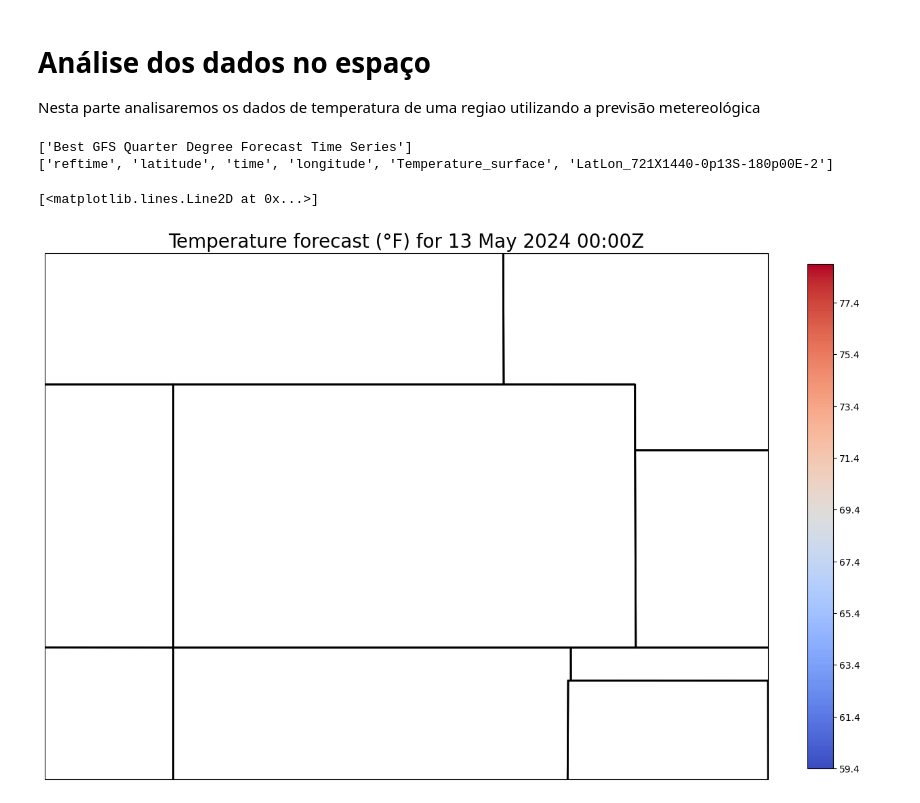
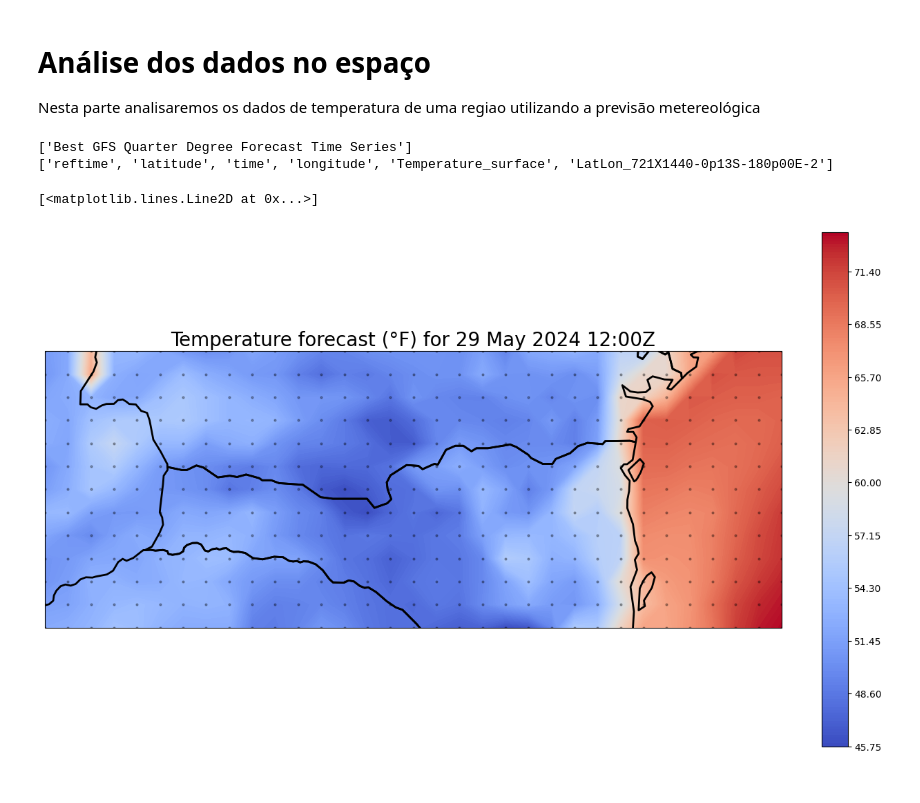
Before and after one commit to Bianca-bonetti/controledepoluicaoatm, a Jupyter notebook: Atividade2.ipynb, the cells around one changed output. Drawn from its saved outputs; the diff is of its cells as text; code cells hidden in the pictures.

```diff
--- a/Atividade2.ipynb
+++ b/Atividade2.ipynb
@@ -281,7 +317,7 @@ query.variables('Temperature_surface')
 data = ncss.get_data(query)
 print(list(data.variables))
 
-temp_var = data.variables['Temperature_surface']
+temp_var = data.variables['Temperature_surface'] #pode analisar outras variaveis
 
 # Time variables can be renamed in GRIB collections. Best to just pull it out of the
 # coordinates attribute on temperature
@@ -304,32 +340,32 @@ temp_vals = temp_vals * 1.8 - 459.67
 # Combine 1D latitude and longitudes into a 2D grid of locations
 lon_2d, lat_2d = np.meshgrid(lon_vals, lat_vals)
 
 # Create a new figure
 fig = plt.figure(figsize=(15, 12))
 
 # Add the map and set the extent
 ax = plt.axes(projection=ccrs.PlateCarree())
-ax.set_extent([-100., -111., 35, 43])
+ax.set_extent([-55., -47., -28, -25])
 
 # Add state boundaries to plot
 ax.add_feature(cfeature.STATES.with_scale('50m'), linewidth=2)
 
 # Contour temperature at each lat/long
 cf = ax.contourf(lon_2d, lat_2d, temp_vals, 200, transform=ccrs.PlateCarree(), zorder=0,
                  cmap='coolwarm')
 
 # Plot a colorbar to show temperature and reduce the size of it
 plt.colorbar(cf, ax=ax, fraction=0.032)
 
 # Make a title with the time value
 ax.set_title(u'Temperature forecast (\u00b0F) for {0:%d %B %Y %H:%MZ}'.format(time_val),
              fontsize=20)
 
 # Plot markers for each lat/long to show grid points for 0.25 deg GFS
 ax.plot(lon_2d.flatten(), lat_2d.flatten(), marker='o', color='black', markersize=2,
         alpha=0.3, transform=ccrs.Geodetic(), zorder=2, linestyle='none')
 # %% [output]
 ['Best GFS Quarter Degree Forecast Time Series']
 ['reftime', 'latitude', 'time', 'longitude', 'Temperature_surface', 'LatLon_721X1440-0p13S-180p00E-2']
 [<matplotlib.lines.Line2D at 0x...>]
-[figure, old version]
+[figure, new version]
```
Also changed, not shown: parts of 6 cells of this notebook, 1 other file.
